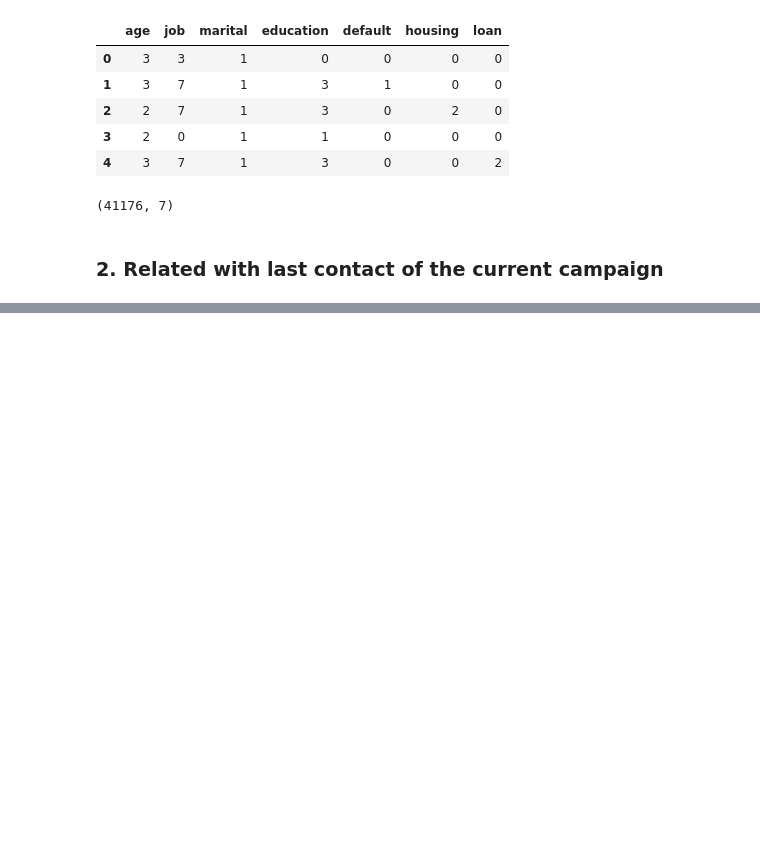
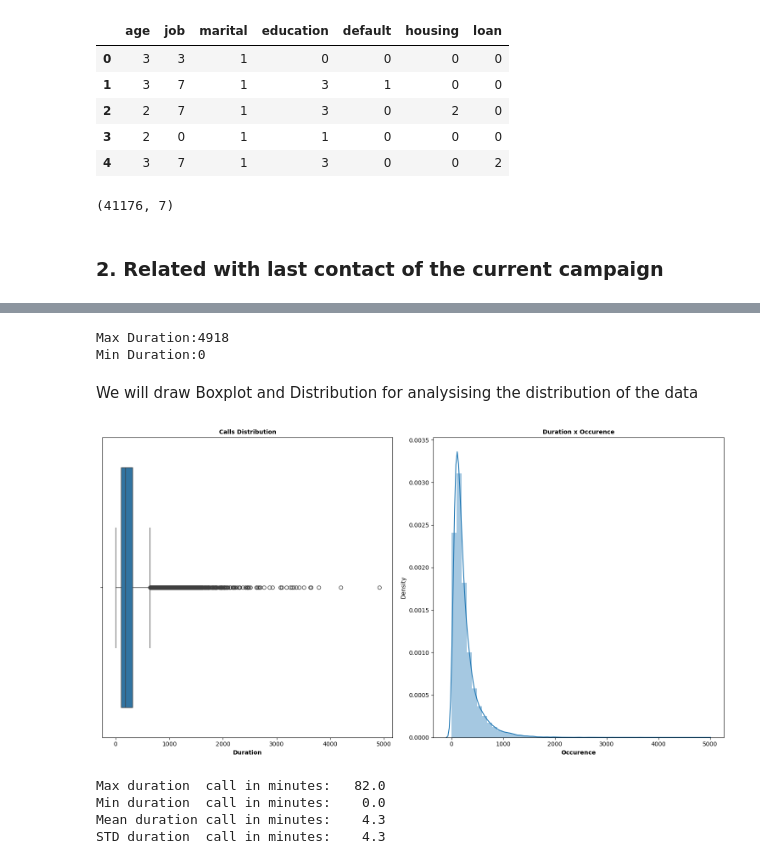
Before and after one commit to rkm7387/PORTUGES-BANK, a Jupyter notebook: portuges_bank.ipynb, the cells around one changed output, grey strips where cells are left out. Saved outputs shown, nothing was run; the diff lists cells and outputs as text; code cells hidden in the pictures; blank space fills up the shorter version.

```diff
--- a/portuges_bank.ipynb
+++ b/portuges_bank.ipynb
@@ -628,0 +672,38 @@ bank_related
+# %%
+print(f'Max Duration:{bank_related['duration'].max()}')
+print(f'Min Duration:{bank_related['duration'].min()}')
+# %% [output]
+Max Duration:4918
+Min Duration:0
+# %% [markdown]
+We will draw Boxplot and Distribution for analysising the distribution of the data
+# %%
+# Boxplot
+fig, (ax1,ax2) = plt.subplots(nrows=1, ncols=2, figsize=(15,8))
+sns.boxplot(x='duration', data=bank_related, orient='v', ax=ax1)
+ax1.set_xlabel('Calls', fontsize=10, fontweight='bold')
+ax1.set_xlabel('Duration', fontsize=10, fontweight='bold')
+ax1.set_title('Calls Distribution', fontsize=10, fontweight='bold')
+ax1.tick_params(labelsize=10)
+
+# Distplot
+sns.distplot(bank_related['duration'], ax=ax2)
+ax2.set_xlabel('Duration Calls', fontsize=10, fontweight='bold')
+ax2.set_xlabel('Occurence', fontsize=10, fontweight='bold')
+ax2.set_title('Duration x Occurence', fontsize=10, fontweight='bold')
+ax2.tick_params(labelsize=10)
+
+plt.subplots_adjust(wspace=0.5)
+plt.tight_layout()
+# %% [output]
+[figure, added]
+# %%
+print("Max duration  call in minutes:  ", round((bank_related['duration'].max()/60),1))
+print("Min duration  call in minutes:   ", round((bank_related['duration'].min()/60),1))
+print("Mean duration call in minutes:   ", round((bank_related['duration'].mean()/60),1))
+print("STD duration  call in minutes:   ", round((bank_related['duration'].std()/60),1))
+# %% [output]
+Max duration  call in minutes:   82.0
+Min duration  call in minutes:    0.0
+Mean duration call in minutes:    4.3
+STD duration  call in minutes:    4.3
```
Also changed, not shown: parts of 54 cells of this notebook.
